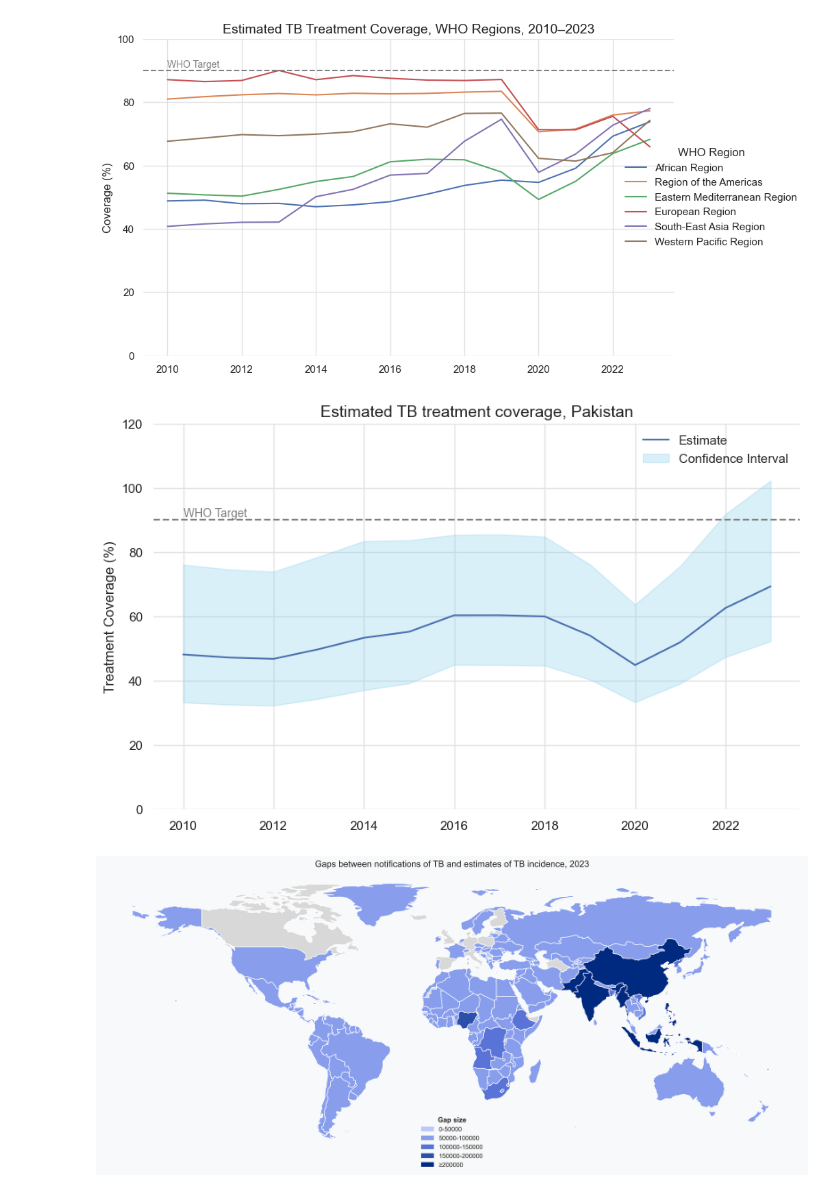
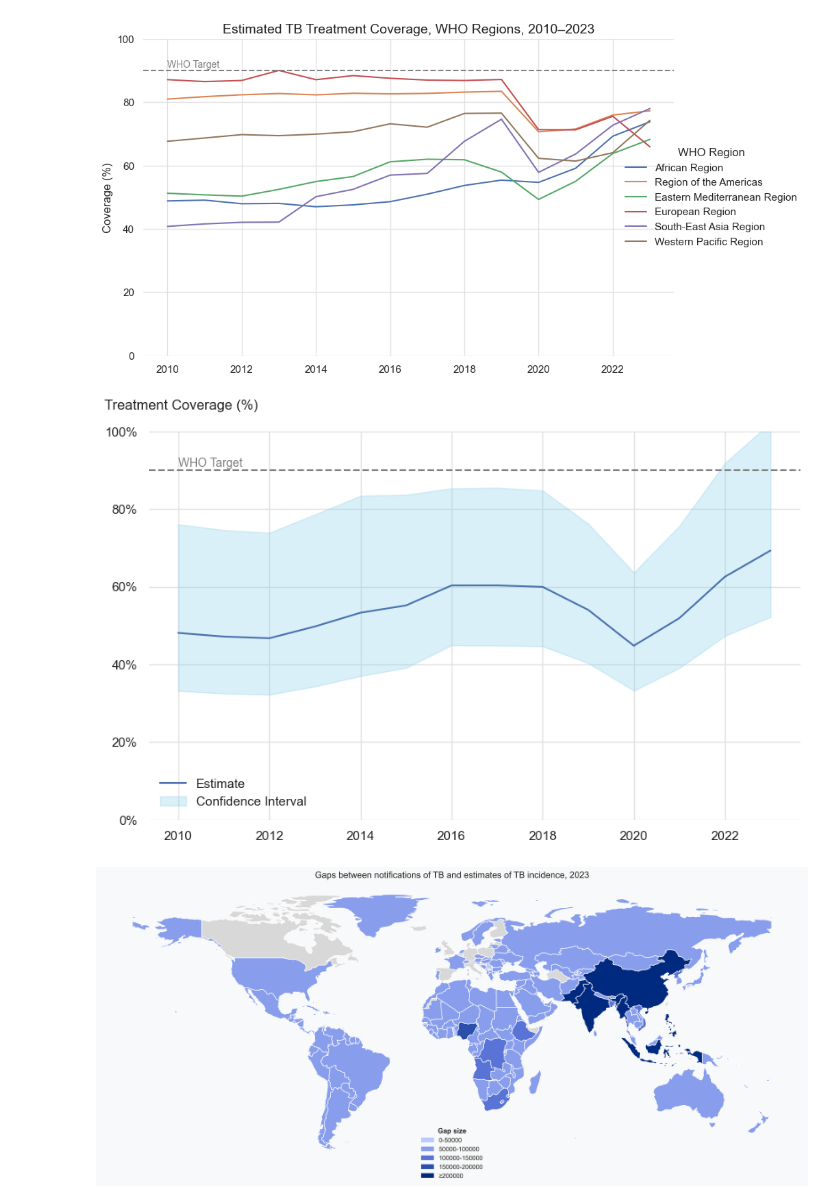
Before and after one commit to carol02r/dspp_capstone_msf, a Jupyter notebook: WHO/WHO_analysis.ipynb, the cells around one changed output. Cells and saved outputs as stored; diff of their text form; code cells hidden in the pictures.

```diff
--- a/WHO/WHO_analysis.ipynb
+++ b/WHO/WHO_analysis.ipynb
@@ -662,36 +662,40 @@ Text(2010, 91, 'WHO Target')
 # %%
 f2_3_3_pak = f2_3_3[f2_3_3['entity'] == 'Pakistan']
 
 # Plot the main line
 plt.figure(figsize=(10, 6))
 wrd_pak = sns.lineplot(x='year', y='c_cdr', data=f2_3_3_pak, label='Estimate')
 
 #adding Confidence intervals
 plt.fill_between(f2_3_3_pak['year'],
                  f2_3_3_pak['c_cdr_lo'],
                  f2_3_3_pak['c_cdr_hi'],
                  color='skyblue',
                  alpha=0.3,
                  label='Confidence Interval')
 
 
-wrd_pak.set_title('Estimated TB treatment coverage, Pakistan')
+#wrd_pak.set_title('Estimated TB treatment coverage, Pakistan')
 wrd_pak.ticklabel_format(style='plain', axis='y')
-wrd_pak.set_ylim(0, 120)
+wrd_pak.set_ylim(0, 100)
 wrd_pak.set_xlabel('')
-wrd_pak.set_ylabel('Treatment Coverage (%)')
+wrd_pak.set_ylabel('Treatment Coverage (%)', rotation=0)
+
+wrd_pak.yaxis.set_label_coords(0.05, 1.05)
+
+wrd_pak.yaxis.set_major_formatter(mticker.FuncFormatter(lambda x, _: f'{x:.0f}%'))
 
 #add horizontal line at 90% for reference
 plt.axhline(y=90, color='grey', linestyle='--')
 plt.text(2010, 91, 'WHO Target', color='grey', fontsize=10)
 
 
 plt.legend()
 
 # Display the plot
 plt.show()
 # %% [output]
-[figure, old version]
+[figure, new version]
 # %%
 f2_3_5_all = est_country[est_country['year'] == report_year - 1][['iso3', 'year', 'inc.num']]
 f2_3_5_all = f2_3_5_all.rename(columns={'inc.num': 'e_inc_num'})
```
Also changed, not shown: parts of 11 cells of this notebook, 2 other files.
